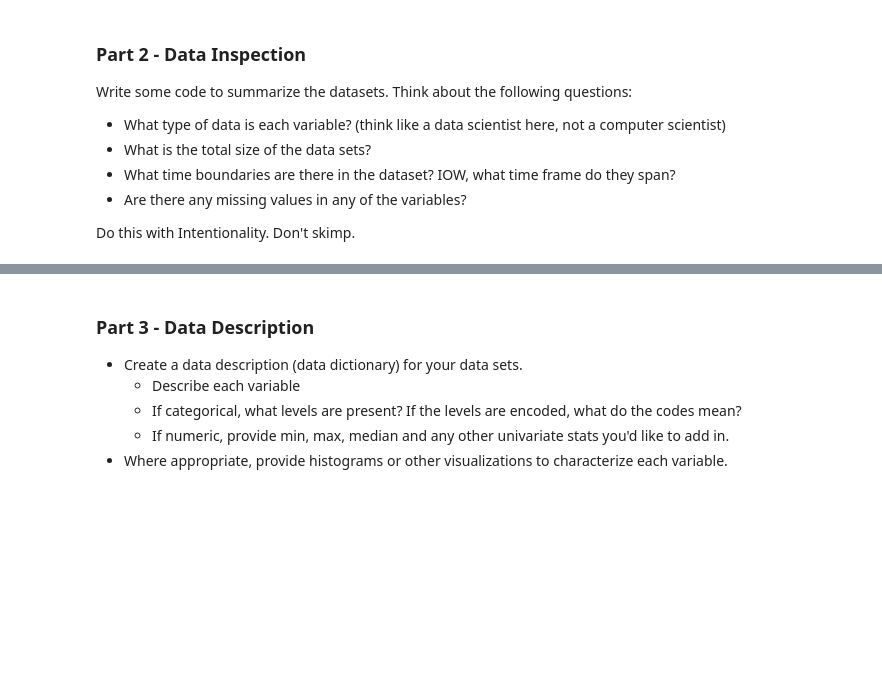
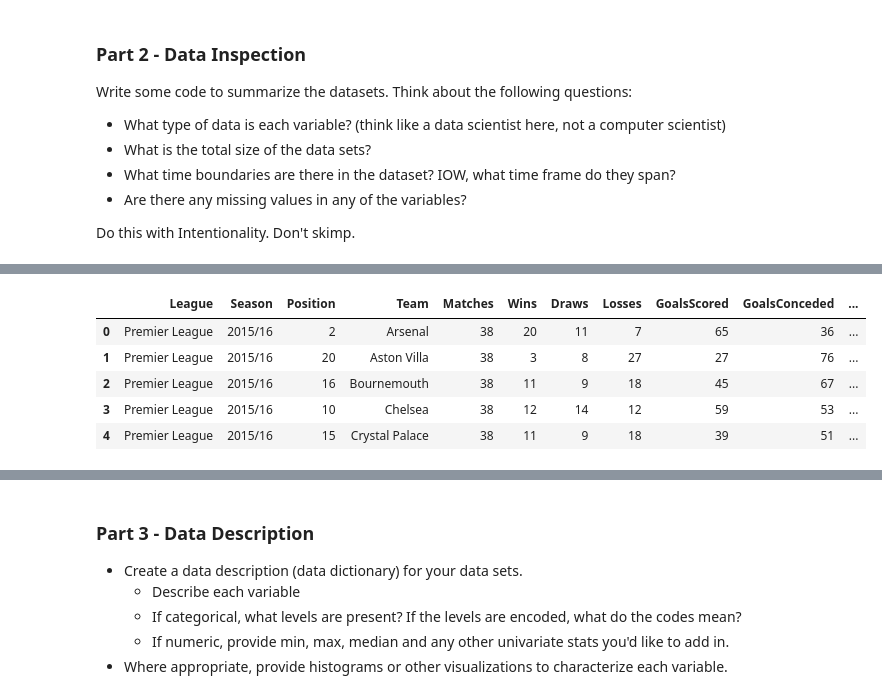
Before and after one commit to sofiamurillosanchez/CS5394-Project2, a Jupyter notebook: Project02.ipynb, the cells around one changed output, grey strips where cells are left out. Saved outputs shown, nothing was run; the diff lists cells and outputs as text; code cells hidden in the pictures; blank space fills up the shorter version.

```diff
--- a/Project02.ipynb
+++ b/Project02.ipynb
@@ -59,0 +187,9 @@ Do this with Intentionality.  Don't skimp.
+# %%
+additional_data.head()
+# %% [output]
+|  | League | Season | Position | Team | Matches | Wins | Draws | Losses | GoalsScored | GoalsConceded | ... |
+| 0 | Premier League | 2015/16 | 2 | Arsenal | 38 | 20 | 11 | 7 | 65 | 36 | ... |
+| 1 | Premier League | 2015/16 | 20 | Aston Villa | 38 | 3 | 8 | 27 | 27 | 76 | ... |
+| 2 | Premier League | 2015/16 | 16 | Bournemouth | 38 | 11 | 9 | 18 | 45 | 67 | ... |
+| 3 | Premier League | 2015/16 | 10 | Chelsea | 38 | 12 | 14 | 12 | 59 | 53 | ... |
+| 4 | Premier League | 2015/16 | 15 | Crystal Palace | 38 | 11 | 9 | 18 | 39 | 51 | ... |
```
Also changed, not shown: parts of 23 cells of this notebook.
